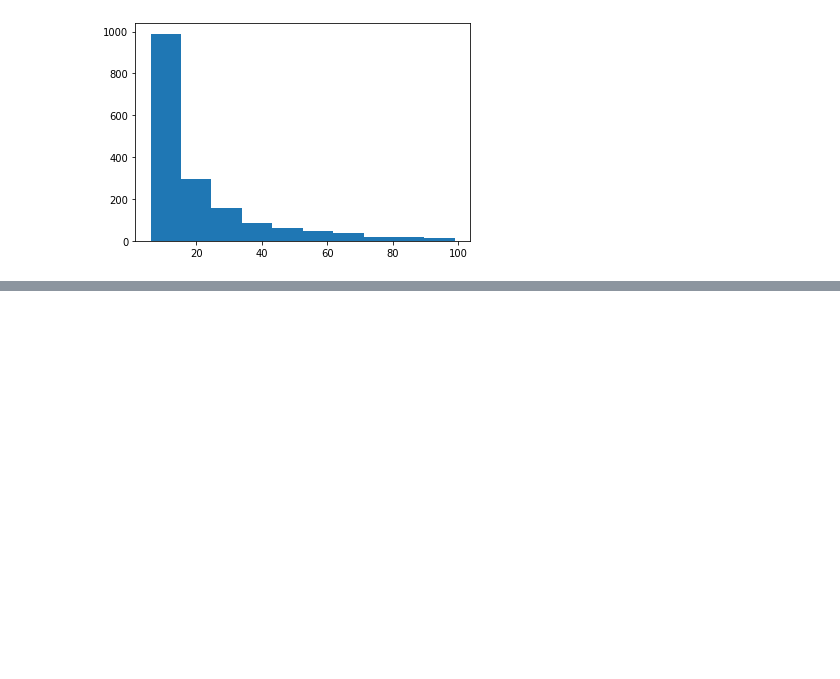
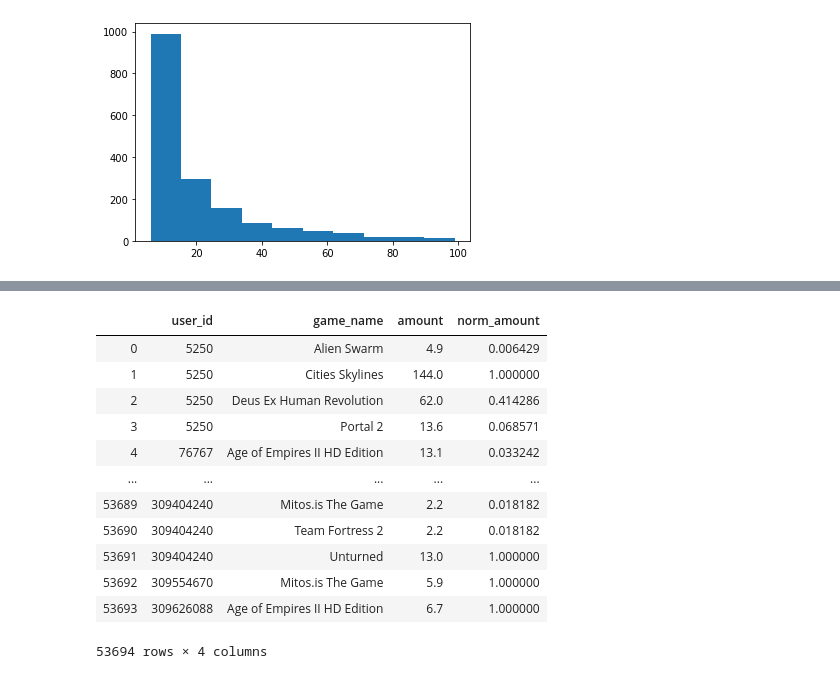
Before and after one commit to chris-gomes/steam-game-recommendations, a Jupyter notebook: Preprocessing.ipynb, the cells around one changed output, grey strips where cells are left out. Saved outputs shown, nothing was run; the diff lists cells and outputs as text; code cells hidden in the pictures; blank space fills up the shorter version.

```diff
--- a/Preprocessing.ipynb
+++ b/Preprocessing.ipynb
@@ -51,0 +75,22 @@ played_5_games =
+# %%
+user_plays = user_plays.merge(user_plays.groupby('user_id').agg({'amount':'min'}).reset_index(), on='user_id')
+user_plays = user_plays.merge(user_plays.groupby('user_id').agg({'amount_x':'max'}).reset_index(), on='user_id')
+# %%
+user_plays.columns = ['user_id', 'game_name', 'amount', 'min', 'max']
+user_plays['norm_amount'] = (user_plays['amount'] - user_plays['min'].apply(np.floor)) / (user_plays['max'] - user_plays['min'].apply(np.floor))
+# %%
+user_plays.drop(columns=['min', 'max'])
+# %% [output]
+|  | user_id | game_name | amount | norm_amount |
+| 0 | 5250 | Alien Swarm | 4.9 | 0.006429 |
+| 1 | 5250 | Cities Skylines | 144.0 | 1.000000 |
+| 2 | 5250 | Deus Ex Human Revolution | 62.0 | 0.414286 |
+| 3 | 5250 | Portal 2 | 13.6 | 0.068571 |
+| 4 | 76767 | Age of Empires II HD Edition | 13.1 | 0.033242 |
+| ... | ... | ... | ... | ... |
+| 53689 | 309404240 | Mitos.is The Game | 2.2 | 0.018182 |
+| 53690 | 309404240 | Team Fortress 2 | 2.2 | 0.018182 |
+| 53691 | 309404240 | Unturned | 13.0 | 1.000000 |
+| 53692 | 309554670 | Mitos.is The Game | 5.9 | 1.000000 |
+| 53693 | 309626088 | Age of Empires II HD Edition | 6.7 | 1.000000 |
+53694 rows × 4 columns
```
Also changed, not shown: parts of 8 cells of this notebook, 1 other file.
